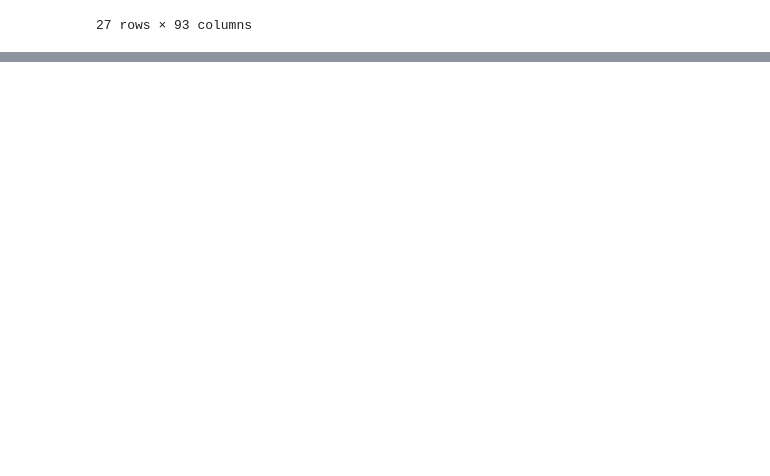
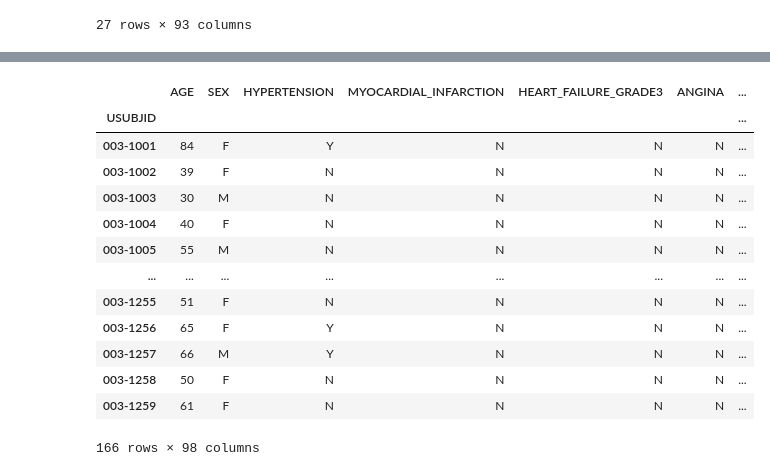
Before and after one commit to patelkayla6/sepsis-dissertation, a Jupyter notebook: codes/analyse_ppg.ipynb, the cells around one changed output, grey strips where cells are left out. Cells and saved outputs as stored; diff of their text form; code cells hidden in the pictures; blank space fills up the shorter version.

```diff
--- a/codes/analyse_ppg.ipynb
+++ b/codes/analyse_ppg.ipynb
@@ -302,0 +163,2 @@ hrv_df
+# %%
+features, labels = load_excel()
@@ -302,0 +173,17 @@ hrv_df
+# %%
+features
+# %% [output]
+|  | AGE | SEX | HYPERTENSION | MYOCARDIAL_INFARCTION | HEART_FAILURE_GRADE3 | ANGINA | ... |
+| USUBJID |  |  |  |  |  |  | ... |
+| 003-1001 | 84 | F | Y | N | N | N | ... |
+| 003-1002 | 39 | F | N | N | N | N | ... |
+| 003-1003 | 30 | M | N | N | N | N | ... |
+| 003-1004 | 40 | F | N | N | N | N | ... |
+| 003-1005 | 55 | M | N | N | N | N | ... |
+| ... | ... | ... | ... | ... | ... | ... | ... |
+| 003-1255 | 51 | F | N | N | N | N | ... |
+| 003-1256 | 65 | F | Y | N | N | N | ... |
+| 003-1257 | 66 | M | Y | N | N | N | ... |
+| 003-1258 | 50 | F | N | N | N | N | ... |
+| 003-1259 | 61 | F | N | N | N | N | ... |
+166 rows × 98 columns
```
Also changed, not shown: parts of 5 cells of this notebook, 2 other files.
